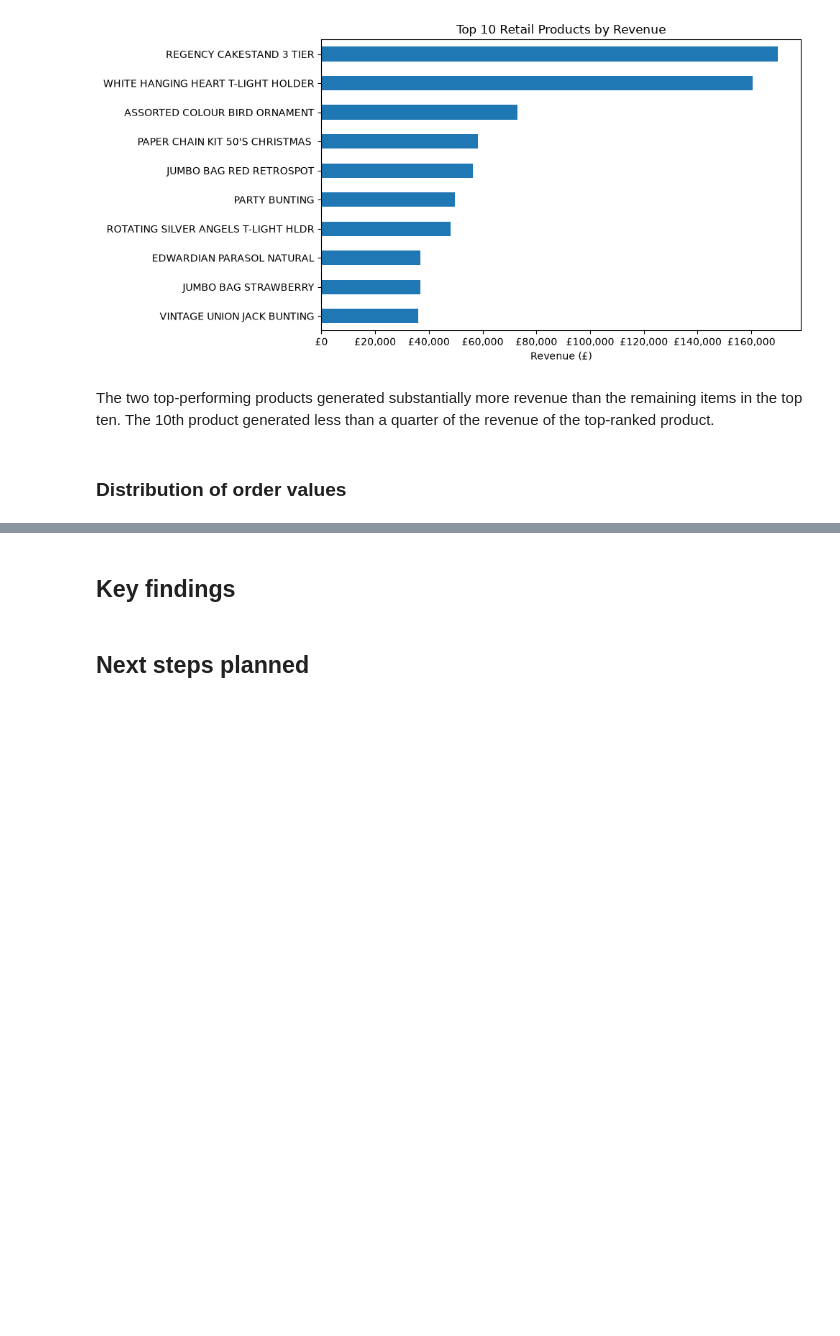
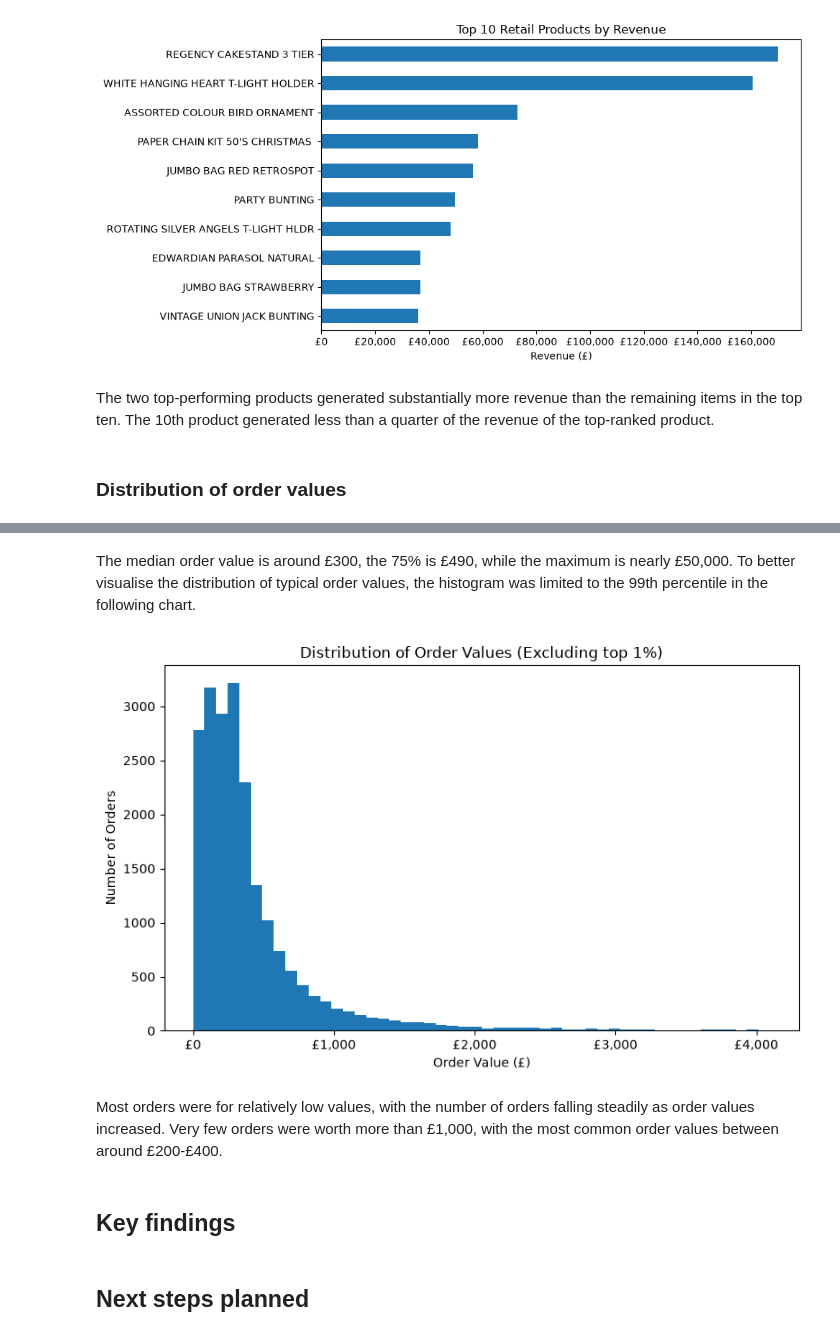
Before and after one commit to sch-data/retail-data-platform, a Jupyter notebook: notebooks/01_data_exploration.ipynb, the cells around one changed output, grey strips where cells are left out. Cells and saved outputs as stored; diff of their text form; code cells hidden in the pictures; blank space fills up the shorter version.

```diff
--- a/notebooks/01_data_exploration.ipynb
+++ b/notebooks/01_data_exploration.ipynb
@@ -448,3 +485,29 @@ The two top-performing products generated substantially more revenue than the re
+# %% [markdown]
+The median order value is around £300, the 75% is £490, while the maximum is nearly £50,000. To better visualise the distribution of typical order values, the histogram was limited to the 99th percentile in the following chart.
+# %%
+upper_limit = order_values.quantile(0.99)
+
+plt.figure(figsize=(8, 5))
+
+plt.hist(
+    order_values[order_values <= upper_limit],
+    bins=50
+)
+
+plt.title("Distribution of Order Values (Excluding top 1%)")
+plt.xlabel("Order Value (£)")
+plt.ylabel("Number of Orders")
+
+plt.gca().xaxis.set_major_formatter(
+    FuncFormatter(lambda x, _: f"£{x:,.0f}")
+)
+
+plt.tight_layout()
+plt.show()
+# %% [output]
+[figure, added]
+# %% [markdown]
+Most orders were for relatively low values, with the number of orders falling steadily as order values increased. Very few orders were worth more than £1,000, with the most common order values between around £200-£400.
 # %% [markdown]
 ## Key findings
 # %% [markdown]
```
Also changed, not shown: parts of 6 cells of this notebook.
